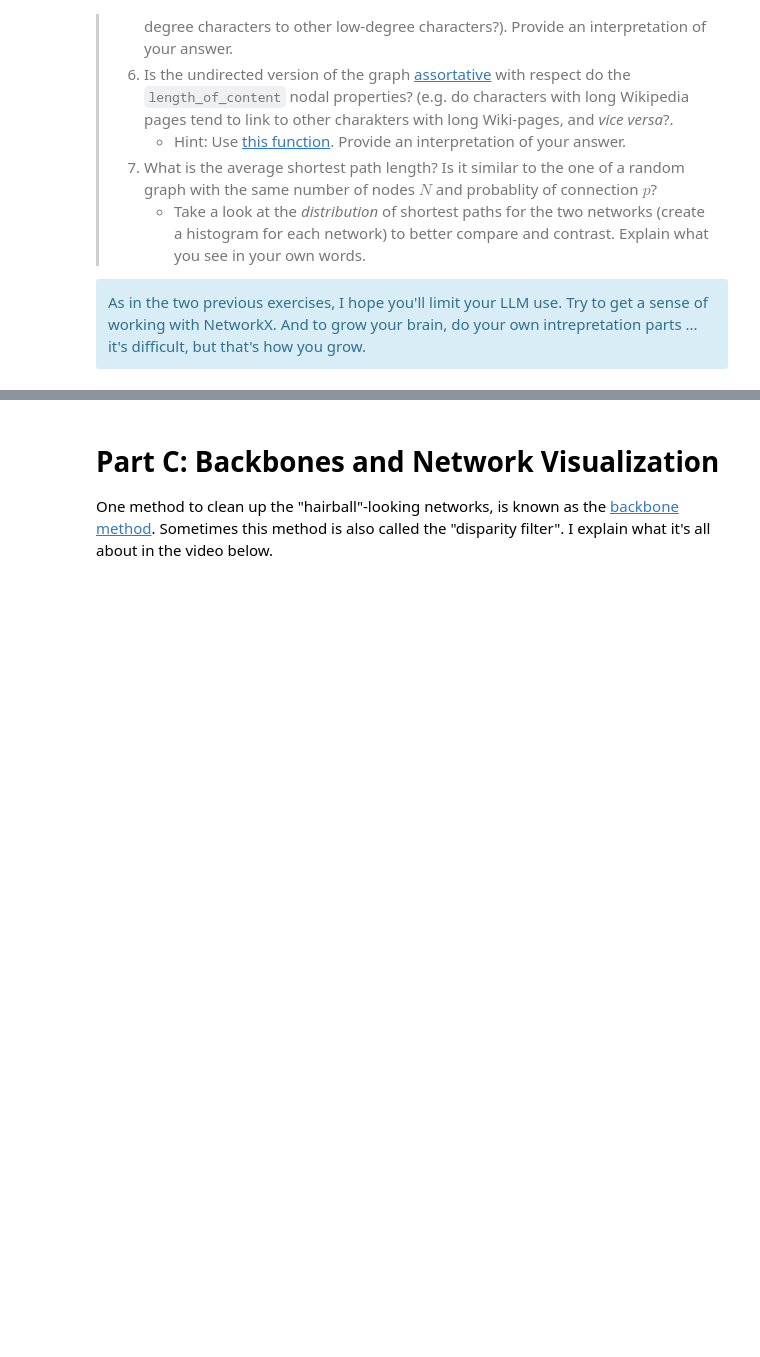
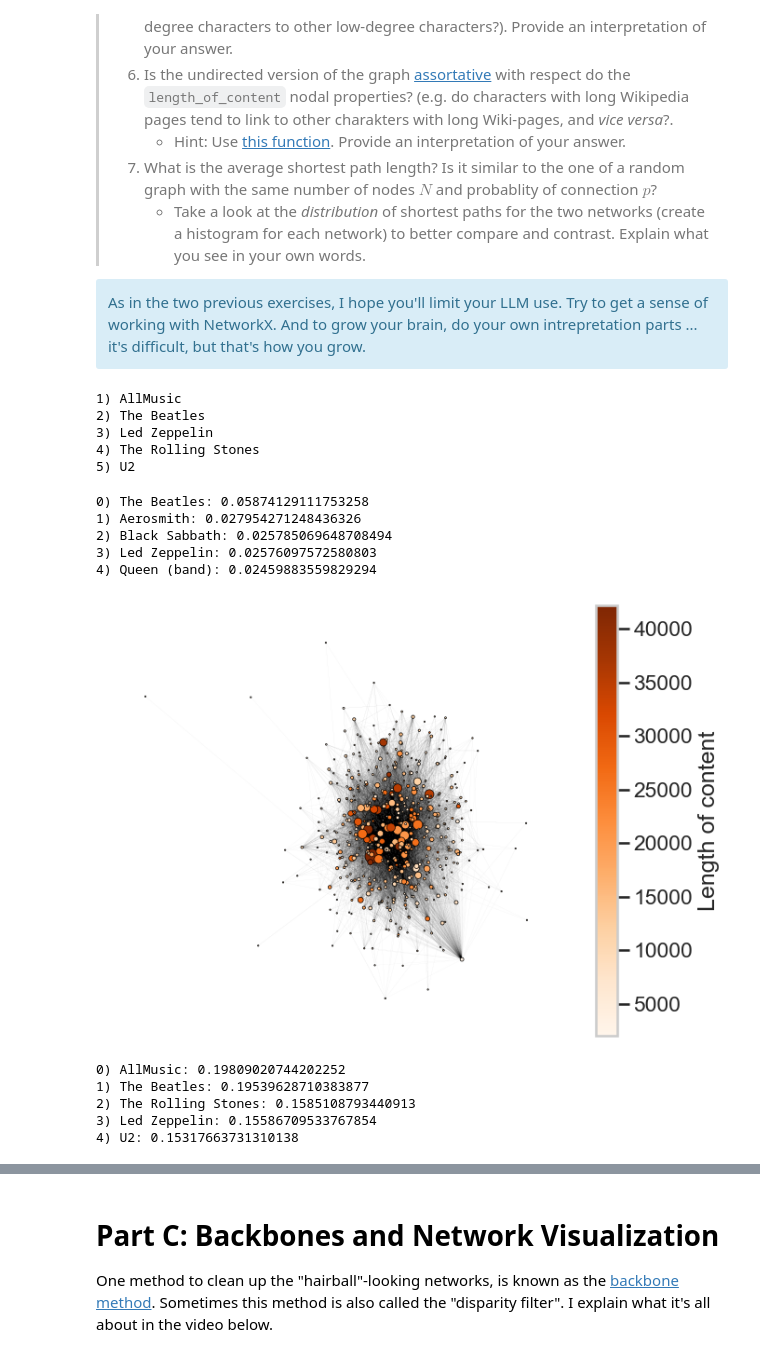
Before and after one commit to AlessandroLongo23/02805-Social-Graphs-and-Interactions, a Jupyter notebook: Week 5/Week5.ipynb, the cells around one changed output, grey strips where cells are left out. Cells and saved outputs as stored; diff of their text form; code cells hidden in the pictures; blank space fills up the shorter version.

```diff
--- a/Week 5/Week5.ipynb
+++ b/Week 5/Week5.ipynb
@@ -336,3 +333,74 @@ Now let's dig in and try to understand more about the network using more advance
 
 <div class="alert alert-block alert-info">
 As in the two previous exercises, I hope you'll limit your LLM use. Try to get a sense of working with NetworkX. And to grow your brain, do your own intrepretation parts ... it's difficult, but that's how you grow.</div>
+# %%
+performers.sort(
+    key=lambda x: int(G.degree(x[0])) if isinstance(G.degree(x[0]), int) else 0,
+    reverse=True
+)
+
+for i, p in enumerate(list(performers[:5])):
+    print(f'{i + 1}) {p[0]}')
+# %% [output]
+1) AllMusic
+2) The Beatles
+3) Led Zeppelin
+4) The Rolling Stones
+5) U2
+# %%
+betweenness_centralities = nx.betweenness_centrality(G)
+betweenness_centralities_list = [[k, v] for k, v in sorted(betweenness_centralities.items(), key=lambda item: item[1], reverse=True)]
+
+for i, node in enumerate(betweenness_centralities_list[:5]):
+    print(f'{i}) {node[0]}: {node[1]}')
+# %% [output]
+0) The Beatles: 0.05874129111753258
+1) Aerosmith: 0.027954271248436326
+2) Black Sabbath: 0.025785069648708494
+3) Led Zeppelin: 0.02576097572580803
+4) Queen (band): 0.02459883559829294
+# %%
+values = [G.nodes[n]['length_of_content'] for n in G.nodes]
+norm = mcolors.Normalize(vmin=min(values), vmax=max(values))
+cmap = cm.Oranges
+node_colors = [cmap(norm(v)) for v in values]
+
+sizes = []
+node_list = list(G.nodes())
+for node in node_list:
+    sizes.append(betweenness_centralities[node])
+
+args['node_size'] = [size * 2000 + 1 for size in sizes]
+args["node_color"] = node_colors
+
+node_mass = dict()
+for i, node in enumerate(node_list):
+    node_mass[node] = sizes[i] / 2000 + 1
+
+atlas2_args["node_mass"] = node_mass
+atlas2_args["node_size"] = node_mass
+
+fig, ax = plt.subplots(figsize=(8, 6))
+
+pos = nx.forceatlas2_layout(G, **atlas2_args)
+nx.draw(G, pos=pos, ax=ax, **args)
+
+sm = cm.ScalarMappable(norm=norm, cmap=cmap)
+sm.set_array(values)
+fig.colorbar(sm, ax=ax, label="Length of content")
+
+plt.show()
+# %% [output]
+[figure, added]
+# %%
+eigenvector_centralities = nx.eigenvector_centrality(G)
+eigenvector_centralities_list = [[k, v] for k, v in sorted(eigenvector_centralities.items(), key=lambda item: item[1], reverse=True)]
+
+for i, node in enumerate(eigenvector_centralities_list[:5]):
+    print(f'{i}) {node[0]}: {node[1]}')
+# %% [output]
+0) AllMusic: 0.19809020744202252
+1) The Beatles: 0.19539628710383877
+2) The Rolling Stones: 0.1585108793440913
+3) Led Zeppelin: 0.15586709533767854
+4) U2: 0.15317663731310138
```
Also changed, not shown: parts of 10 cells of this notebook, 1 other file.
